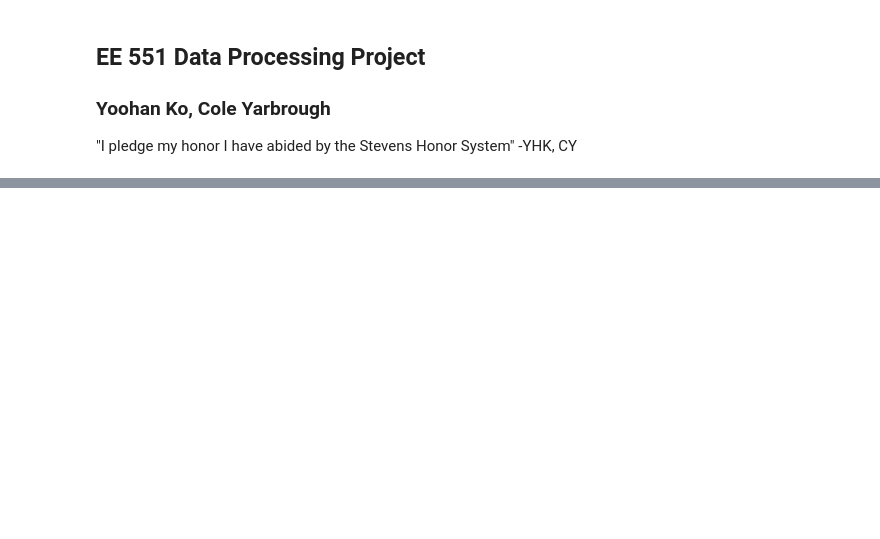
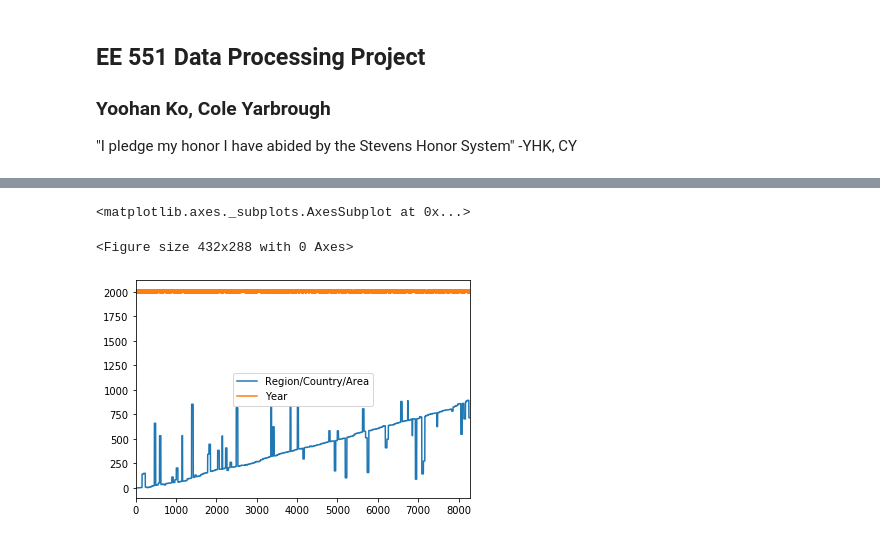
Before and after one commit to yoohanko98/EE551-data-processing-project, a Jupyter notebook: EE551-data-processing-project.ipynb, the cells around one changed output, grey strips where cells are left out. Saved outputs shown, nothing was run; the diff lists cells and outputs as text; code cells hidden in the pictures; blank space fills up the shorter version.

Commit message:
data import clean and analyze

```diff
--- a/EE551-data-processing-project.ipynb
+++ b/EE551-data-processing-project.ipynb
@@ -27,0 +11,7 @@ rawData
+# %%
+# import data
+df = pd.read_csv("energy2.csv",
+                 usecols=['Region/Country/Area', 'Production, trade and supply of energy', 'Year', 'Series', 'Value'])
+
+# df.columns = ['Area_ID', 'Name', 'Year', 'Series', 'Value']
+df
@@ -27,0 +48,4 @@ rawData
+# %%
+# df['Value'] = pd.to_numeric(df['Value'], errors='coerce')
+df = df.astype({'Value': int})
+df.dtypes
@@ -27,0 +77,7 @@ rawData
+# %%
+plt.figure()
+df.plot()
+# %% [output]
+<matplotlib.axes._subplots.AxesSubplot at 0x...>
+<Figure size 432x288 with 0 Axes>
+[figure, added]
```
Also changed, not shown: parts of 11 cells of this notebook, 1 other file.
